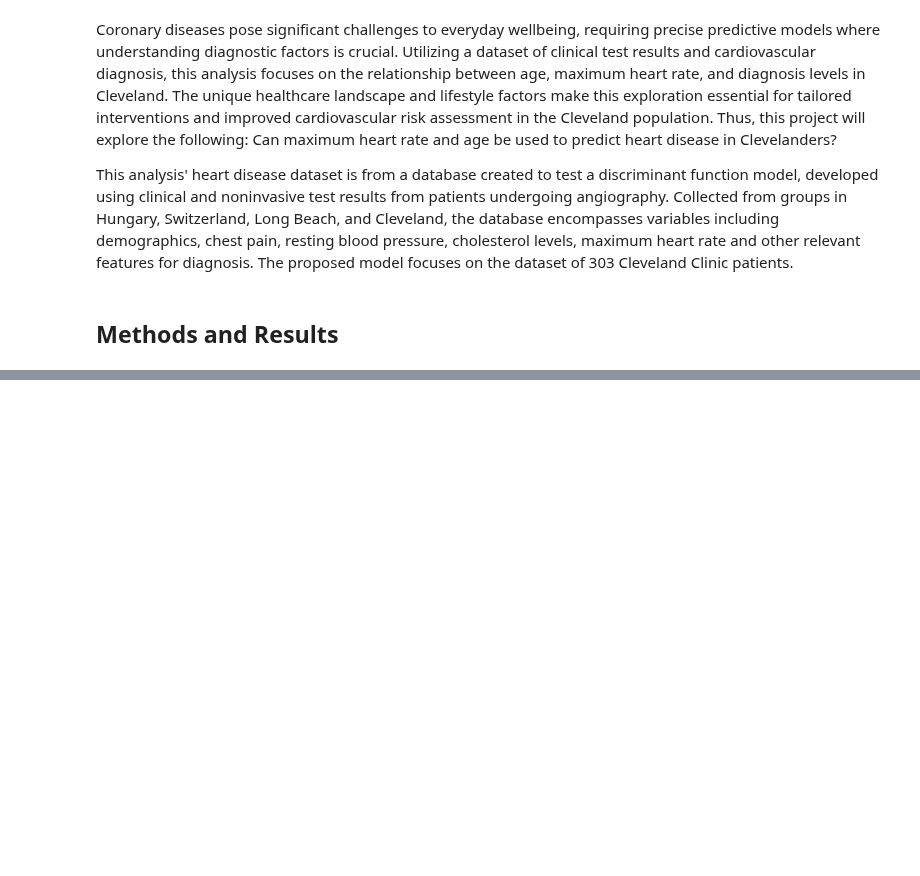
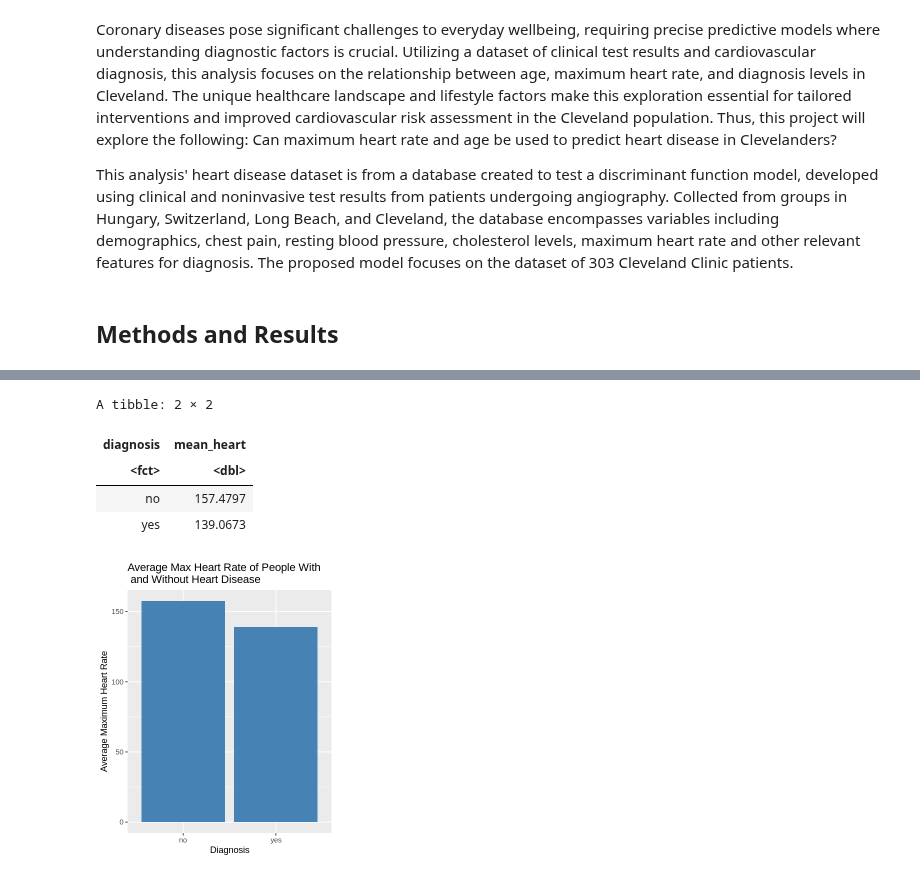
Before and after one commit to ssun05/dsci_100_002_group5_project, a Jupyter notebook: report.ipynb, the cells around one changed output, grey strips where cells are left out. Cells and saved outputs as stored; diff of their text form; code cells hidden in the pictures; blank space fills up the shorter version.

```diff
--- a/report.ipynb
+++ b/report.ipynb
@@ -33,0 +19,7 @@ Warning message:
+# %%
+# downloading and reading data, naming columns
+url <- "https://raw.githubusercontent.com/ssun05/dsci_100_002_group5_project/main/processed.cleveland.data"
+heart_data <- read_csv(url, col_names = c("age", "sex", "chest_pain", "trestbps", "chol", "fasting_bld_sgar",
+                                                      "restecg", "max_heart_rate", "exerc_angina", "oldpeak", "slope", "ca", "thal", "diagnosis"))
+
+heart_data
@@ -33,0 +45,7 @@ Warning message:
+# %%
+# filter for males and reclass diagnosis as factor, make labels understandable
+heart_data_renamed <- heart_data |>
+                    mutate(diagnosis = as_factor(diagnosis)) |>
+                    mutate(diagnosis = fct_recode(diagnosis, "no" = "0", "yes" = "1", "yes" = "2", "yes" = "3", "yes" = "4"))
+
+heart_data_renamed
@@ -33,0 +63,6 @@ Warning message:
+# %%
+set.seed(1234)
+heart_split <- initial_split(heart_data_renamed, prop = 0.75, strata = diagnosis)
+
+heart_train <- training(heart_split)
+heart_test <- testing(heart_split)
@@ -33,0 +92,23 @@ Warning message:
+# %%
+# predictor mean: heart rate
+mean_max_hrt_rate <- heart_train |>
+                        group_by(diagnosis) |>
+                        summarize(mean_heart = mean(max_heart_rate))
+
+mean_max_hrt_rate
+
+options(repr.plot.width = 4, repr.plot.height = 5)
+avg_hrt_plot <- mean_max_hrt_rate |>
+                ggplot(aes(x = diagnosis, y = mean_heart)) +
+                geom_bar(stat = "identity", fill = "steelblue") +
+                labs(x = "Diagnosis", y = "Average Maximum Heart Rate") +
+                ggtitle("Average Max Heart Rate of People With \n and Without Heart Disease")
+
+avg_hrt_plot
+# %% [output]
+A tibble: 2 × 2
+| diagnosis | mean_heart |
+| <fct> | <dbl> |
+| no | 157.4797 |
+| yes | 139.0673 |
+[figure, added]
```
Also changed, not shown: parts of 7 cells of this notebook.
